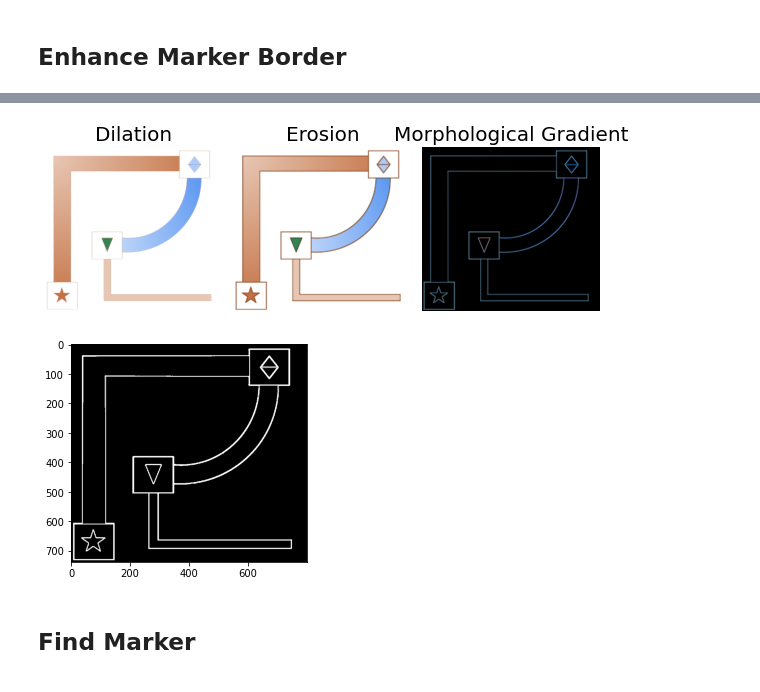
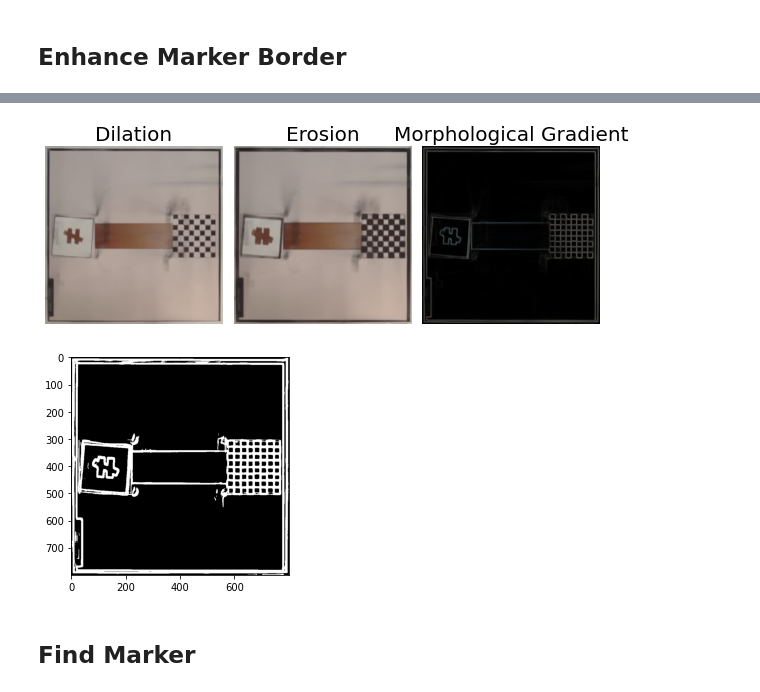
Before and after one commit to teerameth/Module6-7, a Jupyter notebook: MileStone27.ipynb, the cells around one changed output, grey strips where cells are left out. Saved outputs shown, nothing was run; the diff lists cells and outputs as text; code cells hidden in the pictures.

```diff
--- a/MileStone27.ipynb
+++ b/MileStone27.ipynb
@@ -30,8 +30,8 @@ BlurKernelSize = (3, 3)
 ## Load Image
 # %%
 # frame = cv2.imread("Picture1.png")
-frame = cv2.imread("Picture3.jpg")
-# frame = cv2.imread("Real3.png")
+# frame = cv2.imread("Picture3.jpg")
+frame = cv2.imread("Real7.png")
 frame = imutils.resize(frame, height=image_resolution, width = image_resolution)
 original = frame.copy()
 gray = cv2.cvtColor(frame, cv2.COLOR_BGR2GRAY)
@@ -54,18 +70,18 @@ if UnsharpMaskBeforeFindMarker:
 # %%
 kernel = np.ones(BlurKernelSize,np.uint8)
 # Find Marker borer by difference
-dilation = cv2.dilate(frame,kernel,iterations = 1)
-erosion = cv2.erode(frame, kernel, iterations = 1)
+dilation = cv2.dilate(frame,kernel,iterations = 2)
+erosion = cv2.erode(frame, kernel, iterations = 2)
 diff = cv2.absdiff(dilation, erosion)
 imshows([dilation, erosion, diff], ['Dilation', 'Erosion', 'Morphological Gradient'])
 
 # Convert to binary
 diff_bin = cv2.cvtColor(diff, cv2.COLOR_BGR2GRAY)
-frame = cv2.inRange(diff_bin, 50, 255)
+frame = cv2.inRange(diff_bin, 15, 255)
 imsave(frame, "edge_thresh")
 # %% [output]
-[figure, old version]
+[figure, new version]
-[figure, old version]
+[figure, new version]
 # %% [markdown]
 ## Find Marker
 # %%
```
Also changed, not shown: parts of 5 cells of this notebook, 16 other files.
